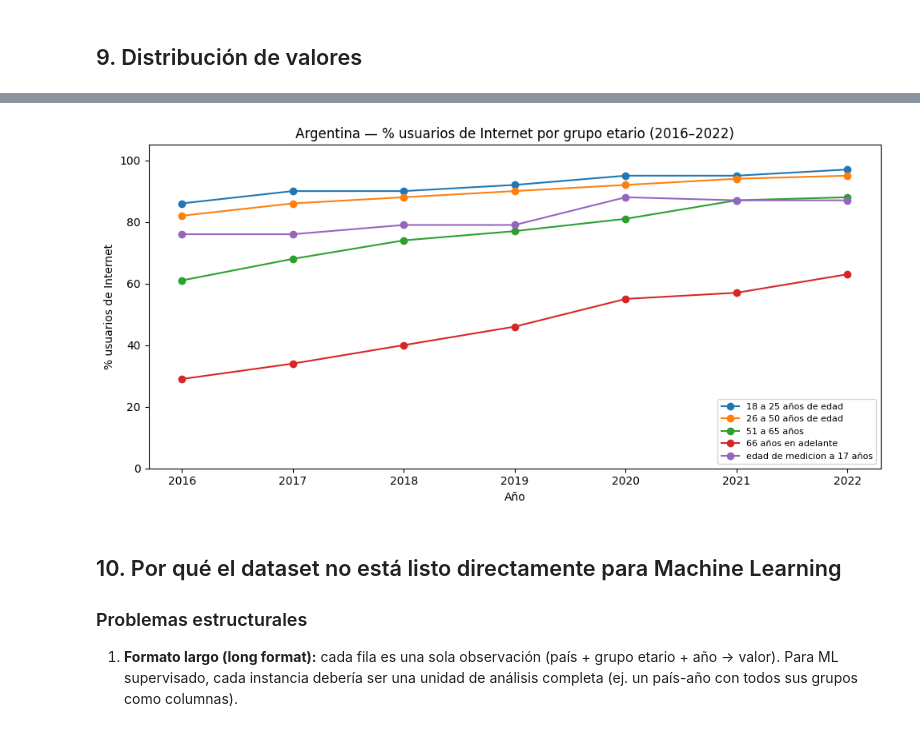
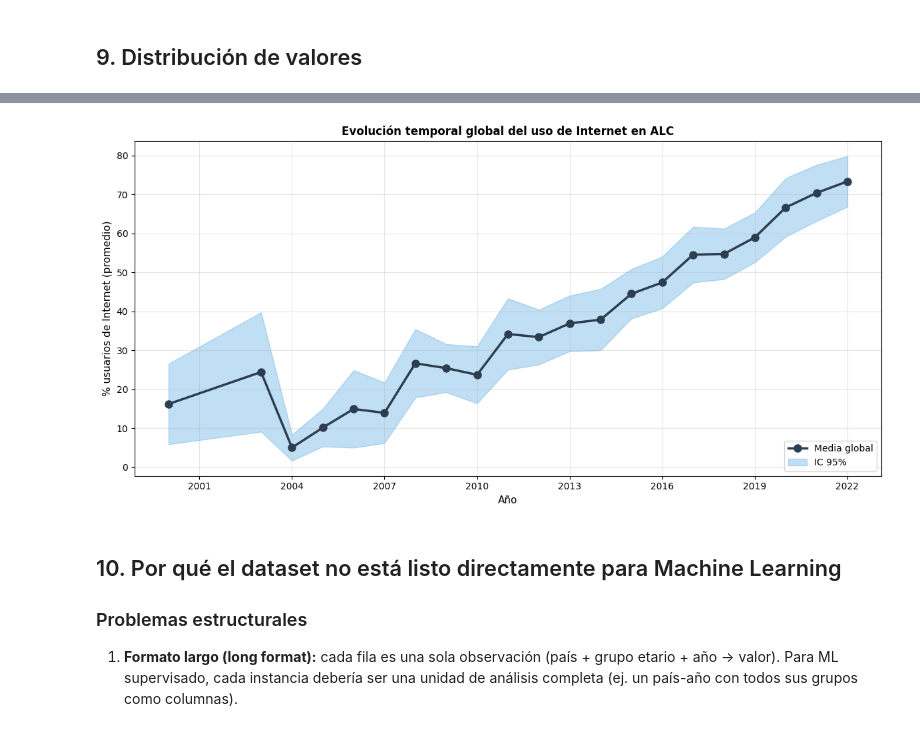
Before and after one commit to dlop6/PRY3-MD, a Jupyter notebook: 01_semana1_eda.ipynb, the cells around one changed output, grey strips where cells are left out. Saved outputs shown, nothing was run; the diff lists cells and outputs as text; code cells hidden in the pictures.

```diff
--- a/01_semana1_eda.ipynb
+++ b/01_semana1_eda.ipynb
@@ -7,6 +7,7 @@
 # %% [markdown]
 ## 1. Configuración del entorno
 # %%
+import os
 import pandas as pd
 import numpy as np
 import matplotlib.pyplot as plt
@@ -19,6 +20,14 @@ pd.set_option('display.max_colwidth', 80)
 
 EXCEL_PATH = 'data/data_1777144519.xlsx'
 CSV_PATH   = 'data/datos.csv'
+OUTPUTS_DIR = 'outputs'
+PERSONA1_FIGURES_DIR = os.path.join(OUTPUTS_DIR, 'figures', 'persona1')
+PERSONA2_FIGURES_DIR = os.path.join(OUTPUTS_DIR, 'figures', 'persona2')
+REPORTS_DIR = os.path.join(OUTPUTS_DIR, 'reports')
+
+os.makedirs(PERSONA1_FIGURES_DIR, exist_ok=True)
+os.makedirs(PERSONA2_FIGURES_DIR, exist_ok=True)
+os.makedirs(REPORTS_DIR, exist_ok=True)
 # %% [markdown]
 ## 2. Exploración del archivo Excel
 
@@ -314,23 +305,29 @@ plt.show()
 # %%
-# Evolución temporal de Argentina como ejemplo
-arg = df[(df['País__ESTANDAR'] == 'Argentina') & (df['Grupos etarios Uso Internet'] != 'Total')]
+# Gráfica: Evolución temporal global (media + intervalo)
+evol_anio = df_p2.groupby('Años__ESTANDAR')['value'].agg(['mean', 'std', 'count']).reset_index()
+evol_anio['se'] = evol_anio['std'] / np.sqrt(evol_anio['count'])
+evol_anio['ci_lower'] = evol_anio['mean'] - 1.96 * evol_anio['se']
+evol_anio['ci_upper'] = evol_anio['mean'] + 1.96 * evol_anio['se']
 
-fig, ax = plt.subplots(figsize=(10, 5))
-for grupo, sub in arg.groupby('Grupos etarios Uso Internet'):
-    sub_sorted = sub.sort_values('Años__ESTANDAR')
-    ax.plot(sub_sorted['Años__ESTANDAR'], sub_sorted['value'], marker='o', label=grupo)
+fig, ax = plt.subplots(figsize=(12, 6))
 
-ax.set_title('Argentina — % usuarios de Internet por grupo etario (2016–2022)')
-ax.set_xlabel('Año')
-ax.set_ylabel('% usuarios de Internet')
-ax.legend(fontsize=8, loc='lower right')
+ax.plot(evol_anio['Años__ESTANDAR'], evol_anio['mean'], marker='o', linewidth=2.5,
+        color='#2c3e50', markersize=8, label='Media global')
+ax.fill_between(evol_anio['Años__ESTANDAR'], evol_anio['ci_lower'], evol_anio['ci_upper'],
+                alpha=0.3, color='#3498db', label='IC 95%')
+
+ax.set_xlabel('Año', fontsize=11)
+ax.set_ylabel('% usuarios de Internet (promedio)', fontsize=11)
+ax.set_title('Evolución temporal global del uso de Internet en ALC', fontsize=12, fontweight='bold')
+ax.legend(loc='lower right', fontsize=10)
+ax.grid(True, alpha=0.3)
 ax.xaxis.set_major_locator(mticker.MaxNLocator(integer=True))
-ax.set_ylim(0, 105)
+
 plt.tight_layout()
-plt.savefig('data/fig_argentina_tendencia.png', dpi=120, bbox_inches='tight')
+plt.savefig(os.path.join(PERSONA2_FIGURES_DIR, 'fig_p2_evolucion_temporal.png'), dpi=120, bbox_inches='tight')
 plt.show()
 # %% [output]
-[figure, old version]
+[figure, new version]
 # %% [markdown]
 ## 10. Por qué el dataset no está listo directamente para Machine Learning
 
```
Also changed, not shown: parts of 28 cells of this notebook, 21 other files.
